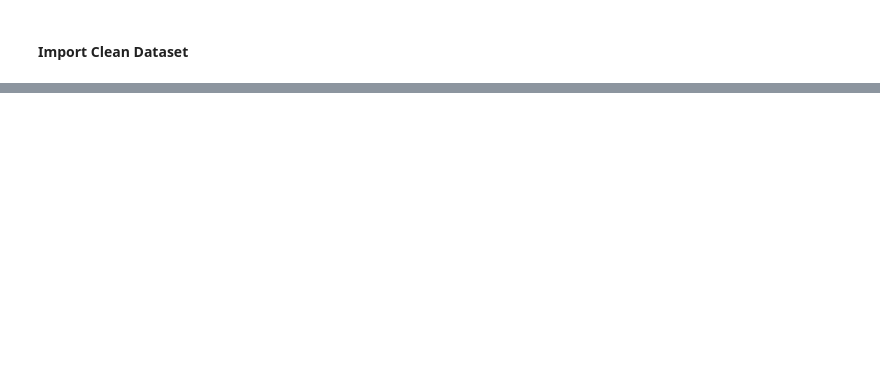
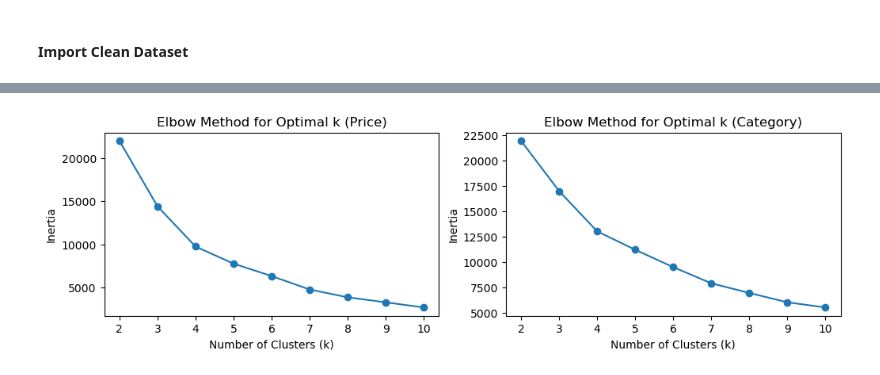
Before and after one commit to Cheimooh/DataMiningProject, a Jupyter notebook: clustering.ipynb, the cells around one changed output, grey strips where cells are left out. Saved outputs shown, nothing was run; the diff lists cells and outputs as text; code cells hidden in the pictures; blank space fills up the shorter version.

Commit message:
final version for clustering

```diff
--- a/clustering.ipynb
+++ b/clustering.ipynb
@@ -115,0 +23,38 @@ plt.show()
+# %%
+# Normalisation
+from sklearn.preprocessing import StandardScaler
+
+clustering_columns_price = ["Rating", "Reviews", "Installs", "Price"]
+df_normalized_price = StandardScaler().fit_transform(df[clustering_columns_price])
+
+clustering_columns_category = ["Rating", "Reviews", "Installs", "codeCategory"]
+df_normalized_category = StandardScaler().fit_transform(df[clustering_columns_category])
+# %%
+
+from sklearn.cluster import KMeans
+import matplotlib.pyplot as plt
+
+# Exploring a range of cluster numbers from 2 to 10
+inertia_price = []
+inertia_category = []
+for k in range(2, 11):
+    kmeans_price = KMeans(n_clusters=k, random_state=42)
+    kmeans_price.fit(df_normalized_price)
+    inertia_price.append(kmeans_price.inertia_)
+
+    kmeans_category = KMeans(n_clusters=k, random_state=42)
+    kmeans_category.fit(df_normalized_category)
+    inertia_category.append(kmeans_category.inertia_)
+
+# Plot the elbow graph
+fig, axes = plt.subplots(nrows=1, ncols=2, figsize=(12, 3))
+axes[0].plot(range(2, 11), inertia_price, marker='o')
+axes[0].set(xlabel='Number of Clusters (k)', ylabel='Inertia')
+axes[0].set_title('Elbow Method for Optimal k (Price)')
+
+axes[1].plot(range(2, 11), inertia_category, marker='o')
+axes[1].set(xlabel='Number of Clusters (k)', ylabel='Inertia')
+axes[1].set_title('Elbow Method for Optimal k (Category)')
+plt.show()
+# %% [output]
+[figure, added]
```
Also changed, not shown: parts of 12 cells of this notebook, 1 other file.
